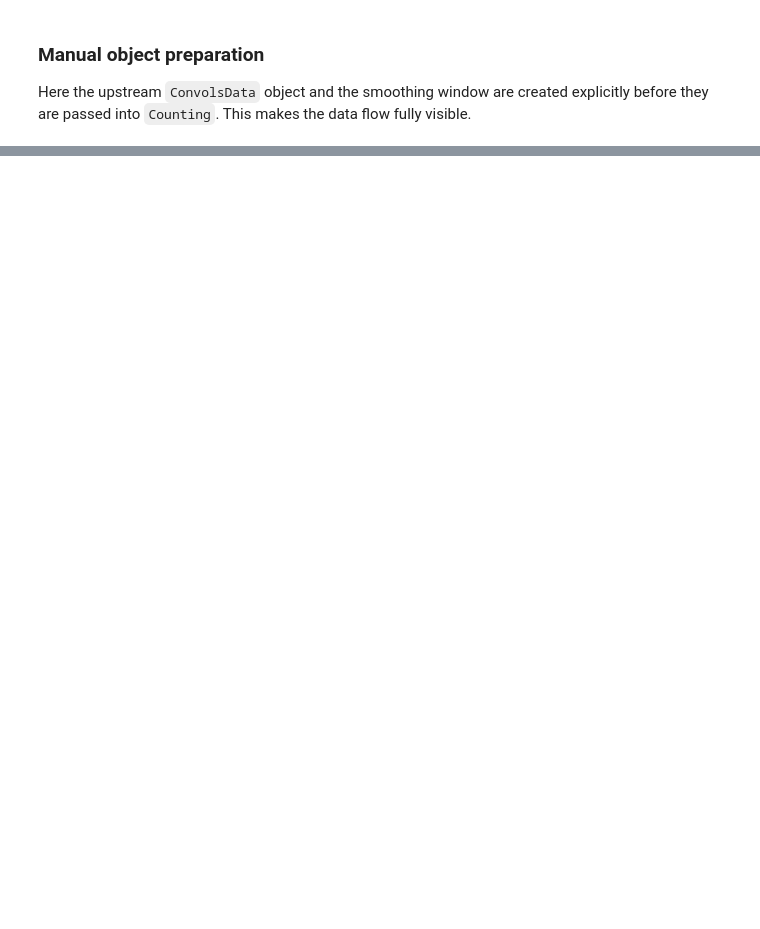
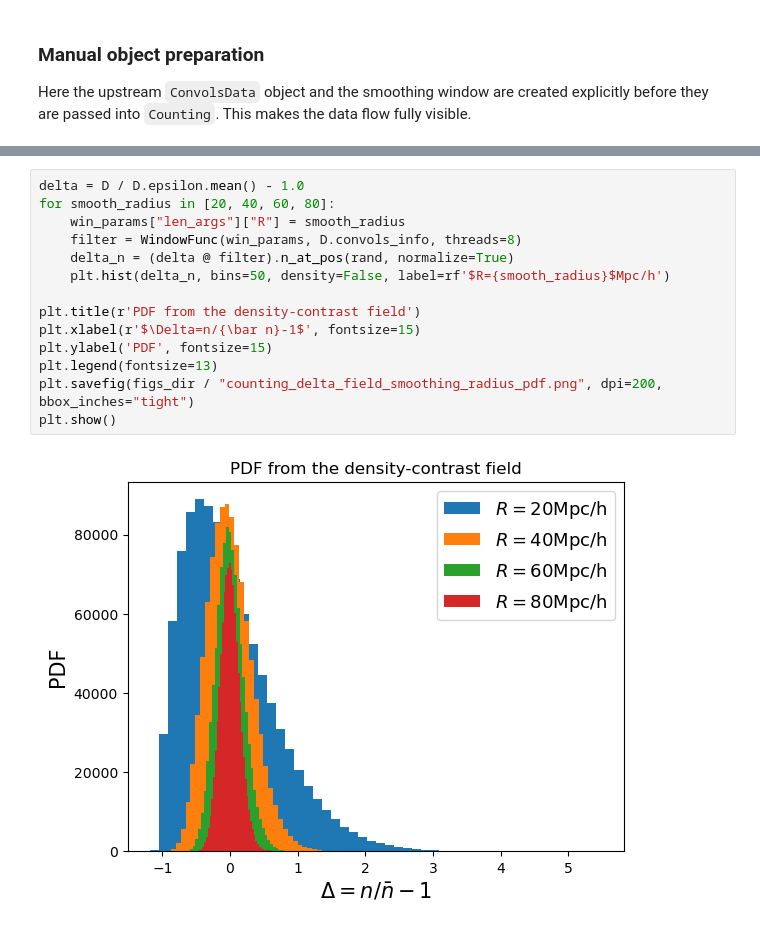
Before and after one commit to SYSUSPA-Projects/PyHermes, a Jupyter notebook: examples/notebooks/counting.ipynb, the cells around one changed output, grey strips where cells are left out. Saved outputs shown, nothing was run; the diff lists cells and outputs as text; blank space fills up the shorter version.

```diff
--- a/examples/notebooks/counting.ipynb
+++ b/examples/notebooks/counting.ipynb
@@ -209,0 +220,16 @@ plt.show()
+# %%
+delta = D / D.epsilon.mean() - 1.0
+for smooth_radius in [20, 40, 60, 80]:
+    win_params["len_args"]["R"] = smooth_radius
+    filter = WindowFunc(win_params, D.convols_info, threads=8)
+    delta_n = (delta @ filter).n_at_pos(rand, normalize=True)
+    plt.hist(delta_n, bins=50, density=False, label=rf'$R={smooth_radius}$Mpc/h')
+
+plt.title(r'PDF from the density-contrast field')
+plt.xlabel(r'$\Delta=n/{\bar n}-1$', fontsize=15)
+plt.ylabel('PDF', fontsize=15)
+plt.legend(fontsize=13)
+plt.savefig(figs_dir / "counting_delta_field_smoothing_radius_pdf.png", dpi=200, bbox_inches="tight")
+plt.show()
+# %% [output]
+[figure, added]
```
Also changed, not shown: parts of 13 cells of this notebook, 4 other files.
